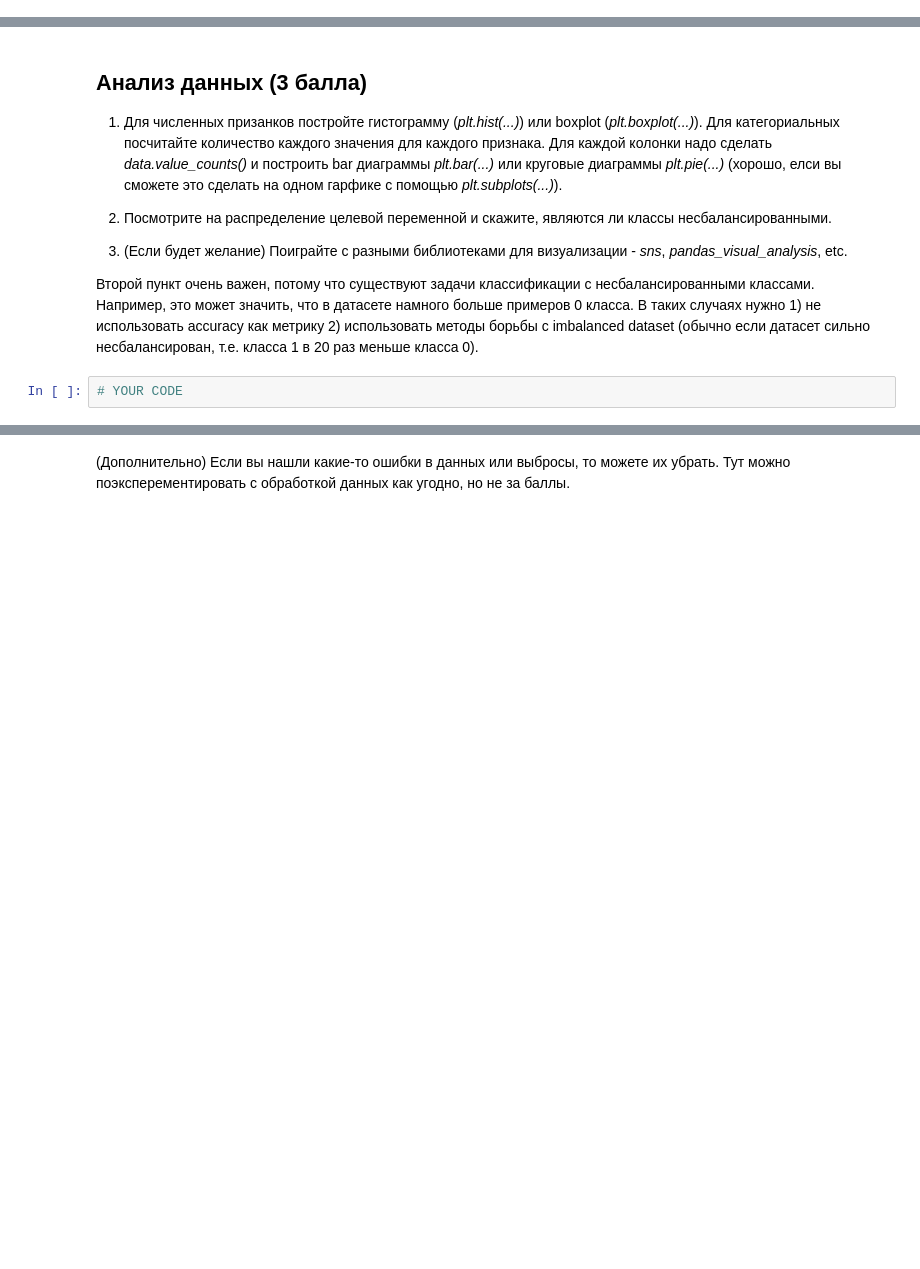
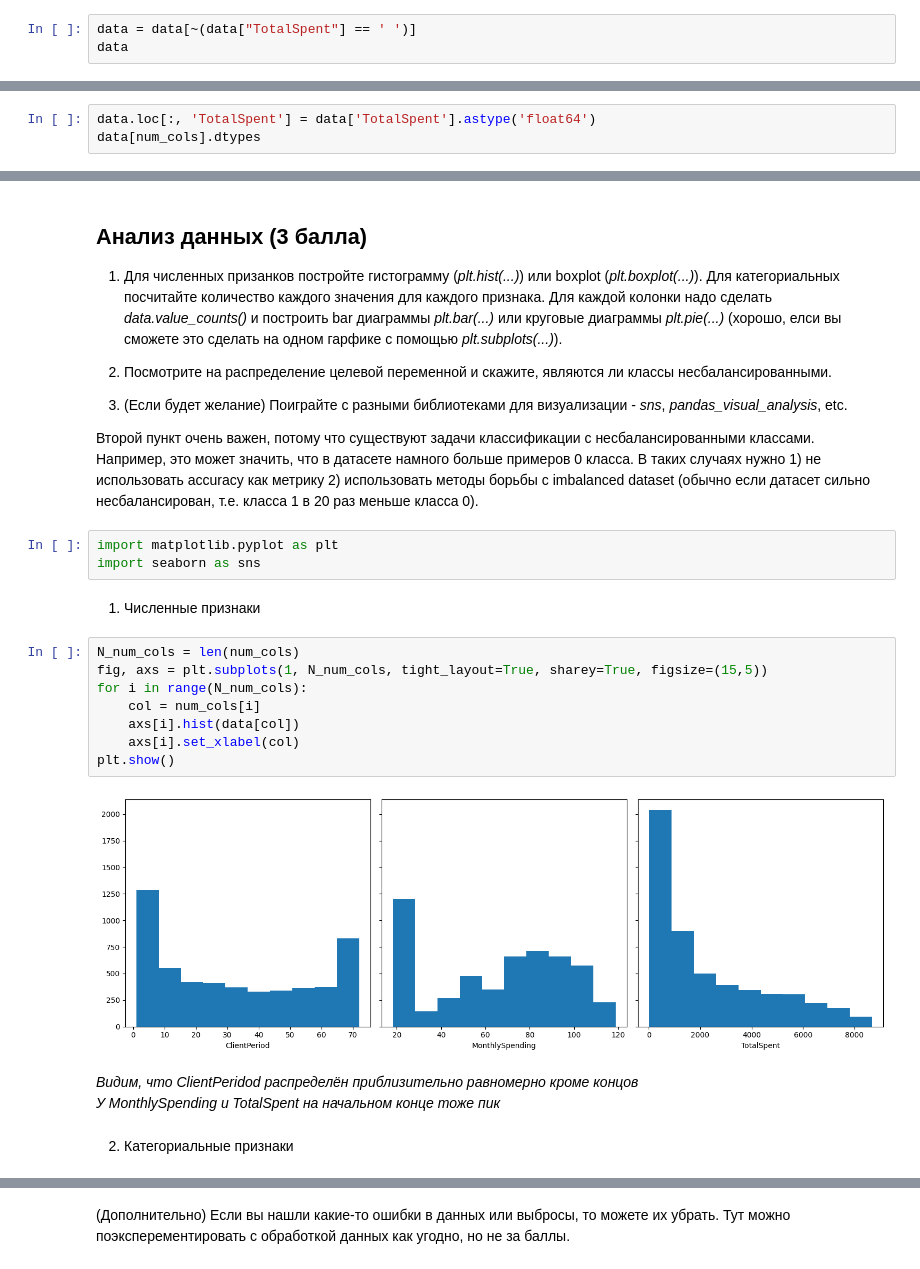
Before and after one commit to r-vvch/DLS, a Jupyter notebook: HW3/hw_3_kaggle.ipynb, the cells around one changed output, grey strips where cells are left out. Cells and saved outputs as stored; diff of their text form; blank space fills up the shorter version.

```diff
--- a/HW3/hw_3_kaggle.ipynb
+++ b/HW3/hw_3_kaggle.ipynb
@@ -144,0 +229,3 @@ target_col = 'Churn'
+# %%
+data = data[~(data["TotalSpent"] == ' ')]
+data
@@ -144,0 +248,3 @@ target_col = 'Churn'
+# %%
+data.loc[:, 'TotalSpent'] = data['TotalSpent'].astype('float64')
+data[num_cols].dtypes
@@ -152,5 +287,23 @@ target_col = 'Churn'
 3) (Если будет желание) Поиграйте с разными библиотеками для визуализации - *sns*, *pandas_visual_analysis*, etc.
 
 Второй пункт очень важен, потому что существуют задачи классификации с несбалансированными классами. Например, это может значить, что в датасете намного больше примеров 0 класса. В таких случаях нужно 1) не использовать accuracy как метрику 2) использовать методы борьбы с imbalanced dataset (обычно если датасет сильно несбалансирован, т.е. класса 1 в 20 раз меньше класса 0).
-# %%
-# YOUR CODE
+# %%
+import matplotlib.pyplot as plt
+import seaborn as sns
+# %% [markdown]
+1. Численные признаки
+# %%
+N_num_cols = len(num_cols)
+fig, axs = plt.subplots(1, N_num_cols, tight_layout=True, sharey=True, figsize=(15,5))
+for i in range(N_num_cols):
+    col = num_cols[i]
+    axs[i].hist(data[col])
+    axs[i].set_xlabel(col)
+plt.show()
+# %% [output]
+[figure, added]
+# %% [markdown]
+_Видим, что ClientPeridod распределён приблизительно равномерно кроме концов_
+_У MonthlySpending и TotalSpent на начальном конце тоже пик_
+# %% [markdown]
+2. Категориальные признаки
```
Also changed, not shown: parts of 59 cells of this notebook, 4 other files.
